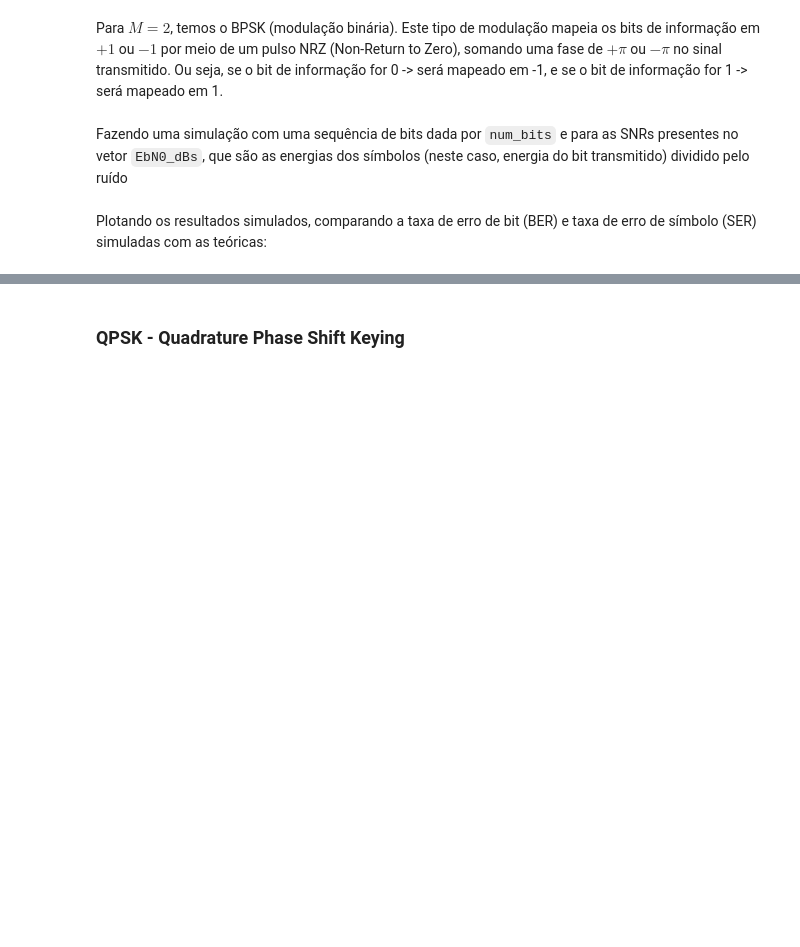
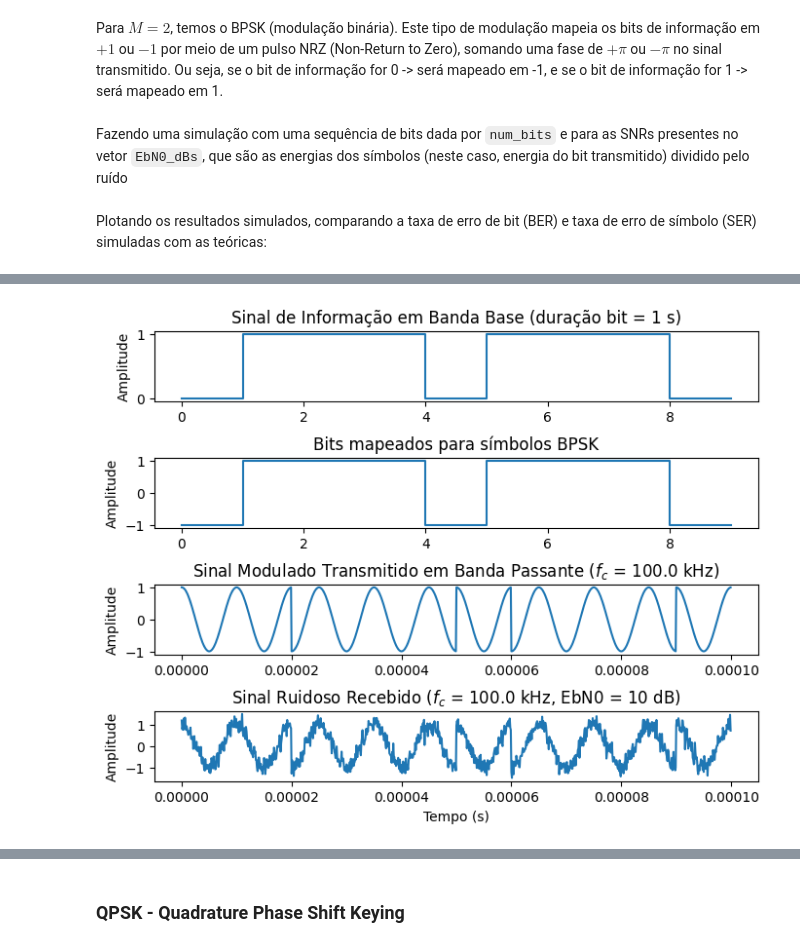
Before and after one commit to lhupalo/comm-py, a Jupyter notebook: banda-passante.ipynb, the cells around one changed output, grey strips where cells are left out. Drawn from its saved outputs; the diff is of its cells as text; code cells hidden in the pictures; blank space fills up the shorter version.

```diff
--- a/banda-passante.ipynb
+++ b/banda-passante.ipynb
@@ -162,0 +101,13 @@ PlotBER_SER(EbN0_dBs,bpsk_BER,bpsk_SER,2)
+# %%
+# Sequência de bits de informação
+bits_seq = np.round(np.random.rand(10))
+
+# Frequência da portadora
+fc = 100e3
+
+# SNR da transmissão
+EbN0 = 10
+
+PlotWaveforms(bits_seq,fc,EbN0)
+# %% [output]
+[figure, added]
```
Also changed, not shown: parts of 8 cells of this notebook, 1 other file.
